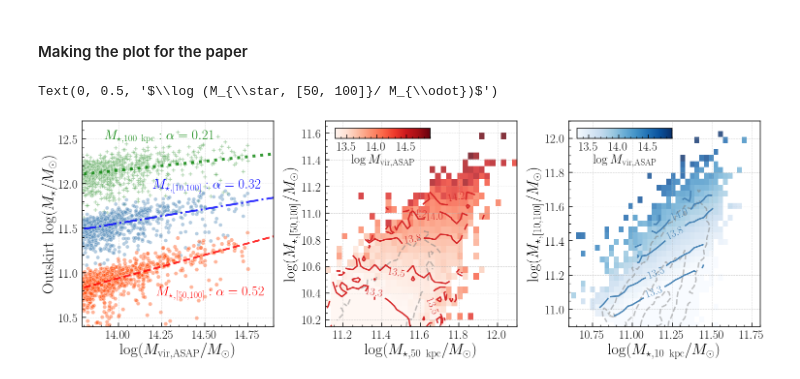
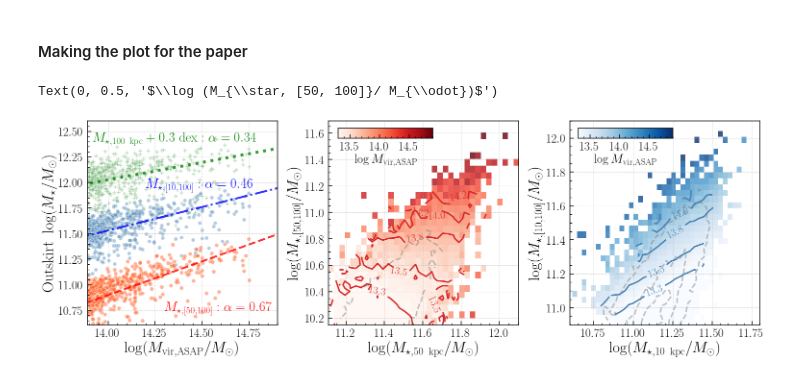
Before and after one commit to dr-guangtou/jianbing, a Jupyter notebook: notebooks/figure/fig12.ipynb, the cells around one changed output. Cells and saved outputs as stored; diff of their text form; code cells hidden in the pictures.

```diff
--- a/notebooks/figure/fig12.ipynb
+++ b/notebooks/figure/fig12.ipynb
@@ -216,11 +213,13 @@ seconds 29.53
+# %%
+mvir_grid = np.linspace(13.4, 15.2, 20)
+
+m100_line = 11.6171 + 0.34 * (mvir_grid - 13.68)
+
+m10_100_line = 11.4243 + 0.46 * (mvir_grid - 13.77)
+
+m50_100_line = 10.7474 + 0.66 * (mvir_grid - 13.77)
 # %% [markdown]
 #### Making the plot for the paper
-# %%
-mvir_grid = np.linspace(13.8, 15.0, 10)
-
-m100_line = 0.204 * (mvir_grid - 14.17) + 11.7829
-m10_100_line = 0.318 * (mvir_grid - 14.17) + 11.610
-m50_100_line = 0.521 * (mvir_grid - 14.17) + 11.0284
 # %%
 fig = plt.figure(figsize=(21, 7))
 fig.subplots_adjust(
@@ -228,7 +227,7 @@ fig.subplots_adjust(
 
 ax1 = fig.add_subplot(131)
 
-x_mask = data_use['logmh_vir_plane'] >= 13.4
+x_mask = (data_use['logmh_vir_plane'] >= 13.4) & (data_use['cen_mask_3'])
 
 # Tracer 1
 z_stats_1, x_edges_1, y_edges_1, binnum_1 = binned_statistic_2d(
@@ -264,31 +263,31 @@ z_stats_2[z_stats_2 < 2] = np.nan
 #    5, linewidths=4.0, linestyles='dashed', colors='orangered', alpha=0.6,
 #    levels=[5, 20, 50], extend='neither')
 
-ax1.scatter(data_use['logmh_vir_plane'][x_mask], data_use['logm_100'][x_mask] + 0.4,
-            s=60, alpha=0.4, facecolor='forestgreen', marker='P', edgecolor='w',
+ax1.scatter(data_use['logmh_vir_plane'][x_mask], data_use['logm_100'][x_mask] + 0.3,
+            s=60, alpha=0.3, facecolor='forestgreen', marker='P', edgecolor='w',
             label=r'$\log M_{\star, 100\ \rm kpc}$')
-ax1.plot(mvir_grid, m100_line + 0.4, linestyle=':', linewidth=6, c='g', alpha=0.8)
-ax1.text(13.92, 12.5, r'$M_{\star, 100\ \rm kpc}: \alpha=0.21$',
+ax1.plot(mvir_grid, m100_line + 0.3, linestyle=':', linewidth=6, c='g', alpha=0.8)
+ax1.text(13.92, 12.4, r'$M_{\star, 100\ \rm kpc} + 0.3\ {\rm dex}: \alpha=0.34$',
          fontsize=28, color='green', alpha=1.0)
 
 ax1.scatter(data_use['logmh_vir_plane'][x_mask], data_use['logm_10_100'][x_mask],
             s=60, alpha=0.4, facecolor='steelblue', marker='o', edgecolor='w',
             label=r'$\log M_{\star, [10, 100]}$')
 ax1.plot(mvir_grid, m10_100_line, linestyle='-.', linewidth=4, c='b', alpha=0.8)
-ax1.text(14.20, 11.95, r'$M_{\star, [10, 100]}: \alpha=0.32$',
+ax1.text(14.20, 11.95, r'$M_{\star, [10, 100]}: \alpha=0.46$',
          fontsize=28, color='blue', alpha=1.0)
 
 ax1.scatter(data_use['logmh_vir_plane'][x_mask], data_use['logm_50_100'][x_mask],
             s=80, alpha=0.4, color='orangered', marker='H', edgecolor='w',
             label=r'$\log M_{\star, [50, 100]}$')
 ax1.plot(mvir_grid, m50_100_line, linestyle='--', linewidth=4, c='r', alpha=0.8)
-ax1.text(14.22, 10.75, r'$M_{\star, [50, 100]}:\alpha=0.52$',
+ax1.text(14.3, 10.75, r'$M_{\star, [50, 100]}:\alpha=0.67$',
          fontsize=28, color='red', alpha=1.0)
 
 #ax1.legend(loc='best', fontsize=22, handletextpad=0.04)
 
-ax1.set_xlim(13.79, 14.9)
-ax1.set_ylim(10.40, 12.7)
+ax1.set_xlim(13.89, 14.9)
+ax1.set_ylim(10.61, 12.6)
 ax1.set_xlabel(r'$\log (M_{\rm vir, ASAP}/ M_{\odot})$', fontsize=32)
 ax1.set_ylabel(r'${\rm Outskirt\ } \log (M_{\star}/M_{\odot})$', fontsize=32)
 
@@ -339,34 +338,34 @@ z_count_4, _, _, _ = binned_statistic_2d(
     'count', bins=[35, 42])
 z_stats_4[z_stats_4 < 5] = np.nan
 z_count_4[z_count_4 < 5] = np.nan
 
 HM_4 = ax3.imshow(
     z_stats_4.T, origin='lower', cmap='Reds', vmin=13.3, vmax=14.9,
     extent=[x_edges_4[0], x_edges_4[-1], y_edges_4[0], y_edges_4[-1]],
     aspect='auto', interpolation='nearest', alpha=0.8)
 
 CT_4 = ax3.contour(
     x_edges_4[:-1], y_edges_4[:-1], gaussian_filter(z_count_4.T, 0.15),
     5, linewidths=3.0, linestyles='dashed', colors='grey', alpha=0.5,
     levels=[20, 100, 250], extend='neither')
 
 CT_4b = ax3.contour(
     x_edges_4[:-1], y_edges_4[:-1], gaussian_filter(z_stats_4.T, 0.12),
     4, linewidths=3.0, alpha=1.0, colors='tab:red',
     levels=[13.3, 13.5, 13.8, 14.0, 14.2], extend='neither')
 _ = ax3.clabel(CT_4b, inline=1, fontsize=22, colors='tab:red', fmt=r'$%4.1f$')
 
 cax_4 = fig.add_axes([0.41, 0.92, 0.13, 0.04])
 cbar_4 = plt.colorbar(HM_4, cax=cax_4, orientation='horizontal')
 cbar_4.solids.set_edgecolor("face")
 cax_4.set_xlabel(r'$\log M_{\rm vir, ASAP}$', fontsize=26)
 
 ax3.set_ylim(10.15, 11.69)
 ax3.set_xlabel(r'$\log (M_{\star, 50\ \rm kpc}/ M_{\odot})$', fontsize=32)
 ax3.set_ylabel(r'$\log (M_{\star, [50, 100]}/ M_{\odot})$', fontsize=32)
 # %% [output]
 Text(0, 0.5, '$\\log (M_{\\star, [50, 100]}/ M_{\\odot})$')
-[figure, old version]
+[figure, new version]
 # %%
 fig.savefig(os.path.join(fig_dir, 'fig_12.png'), dpi=120)
 fig.savefig(os.path.join(fig_dir, 'fig_12.pdf'), dpi=120)
```
Also changed, not shown: parts of 7 cells of this notebook, 1 other file.
